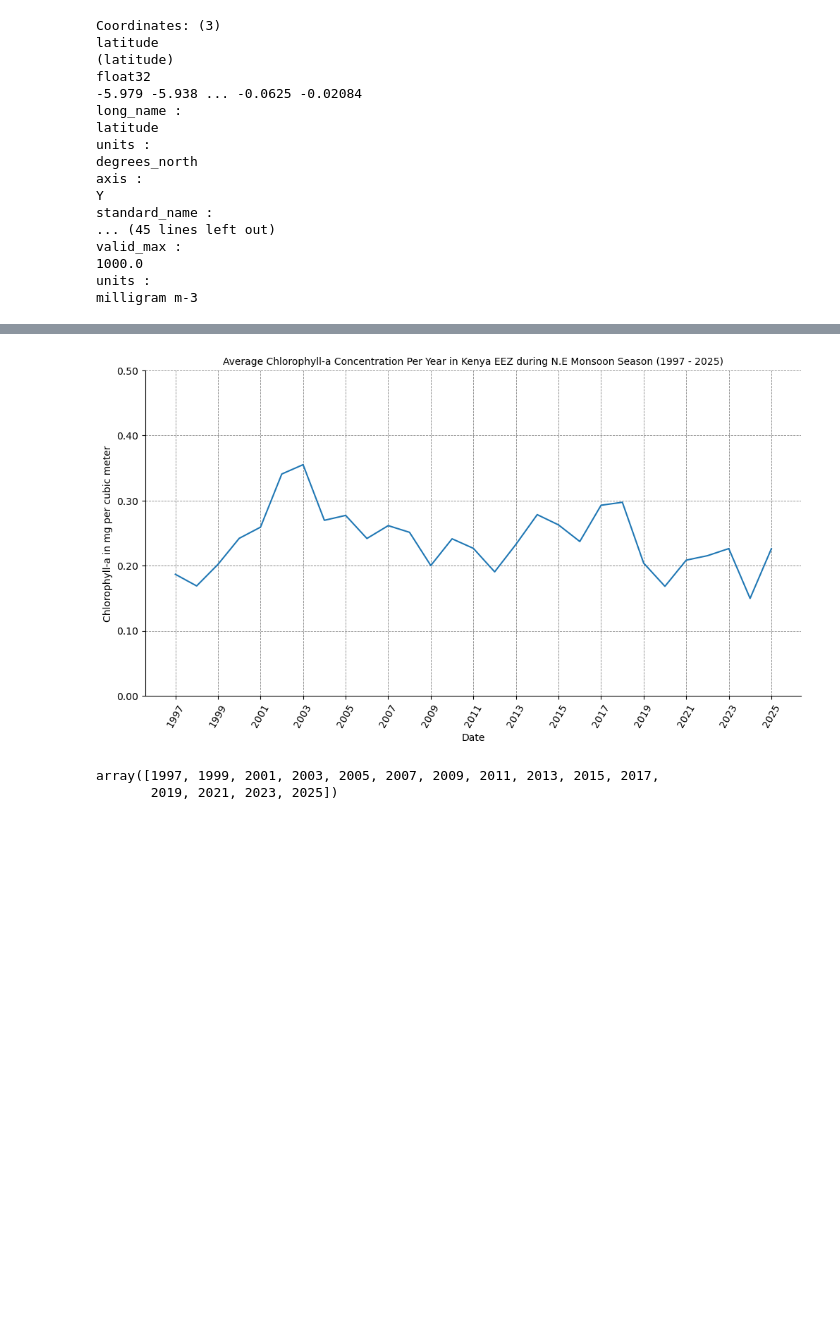
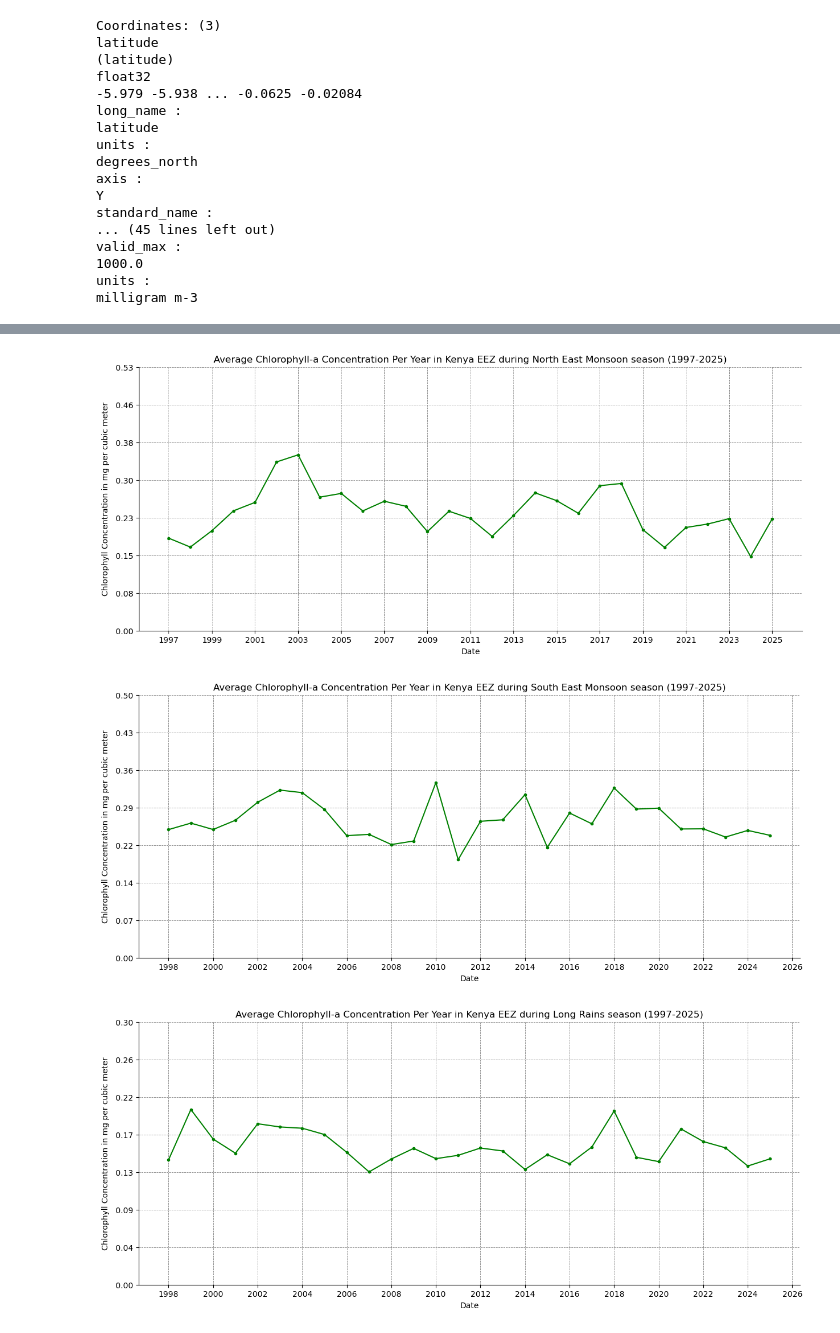
Before and after one commit to Leroywrld/looking-into-chlorophyll-a-levels-within-kenya-s-eez, a Jupyter notebook: code/data_extraction.ipynb, the cells around one changed output, grey strips where cells are left out. Cells and saved outputs as stored; diff of their text form; code cells hidden in the pictures; blank space fills up the shorter version.

Commit message:
updated code, gitignore file plus inclusion of plots

```diff
--- a/code/data_extraction.ipynb
+++ b/code/data_extraction.ipynb
@@ -62,3 +63,12 @@ def get_szn_timeseries(filtered_data:xr.Dataset, dimensions:list):
     daily_average = filtered_data.mean(dimensions)
     yearly_average = daily_average.groupby(daily_average.time.dt.year).mean()
     return yearly_average
+# %%
+def generate_title(season:str):
+    title = "Average Chlorophyll-a Concentration Per Year in Kenya EEZ during {0} season (1997-2025)".format(season)
+    return title
+# %%
+def generate_plot_path(season:str):
+    plot_name = "{0}_timeseries_plot.png".format(season)
+    plot_path = os.path.join("/monsoon", "plots", plot_name)
+    return plot_path
@@ -120,25 +134,35 @@ data filtered to short rains season
    * year     (year) int64 232B 1997 1998 1999 2000 2001 ... 2022 2023 2024 2025
  Data variables:
      CHL      (year) float32 116B dask.array<chunksize=(1,), meta=np.ndarray>}
-# %%
-fig, ax = plt.subplots(figsize=(12,6))
-ax.plot(time_series['north east monsoon']['year'], time_series['north east monsoon']['CHL'])
-ax.set_title('Average Chlorophyll-a Concentration Per Year in Kenya EEZ during N.E Monsoon Season (1997 - 2025)', fontdict={'size': 10, 'fontfamily':'sans serif', 'weight': 520}, ha='center')
-ax.set_xlabel('Date')
-ax.set_ylabel('Chlorophyll-a in mg per cubic meter')
-
-xticks = np.arange(time_series['north east monsoon'].year.min(), (time_series['north east monsoon'].year.max() + 2), 2)
-xtickla = [f'{xtick}' for xtick in xticks]
-ax.xaxis.set_ticks(xticks)
-ax.tick_params(axis='x', rotation=60)
-ax.xaxis.set_ticklabels(xtickla)
-
-yticks = np.arange(0, 0.6, 0.1)
-ytickla = [f'{ytick:1.2f}' for ytick in yticks]
-ax.yaxis.set_ticks(yticks)
-ax.yaxis.set_ticklabels(ytickla)
-
-ax.spines[['top', 'right']].set_visible(False)
-ax.grid(visible=True, which='major', axis='both', color='grey', linestyle='--', linewidth=0.6)
-# %% [output]
-[figure, removed]
+# %%
+def timeseries_plotter(timeseries:xr.Dataset, season=None):
+
+    chl = timeseries['CHL'].values
+    years = timeseries['year'].values
+    xmin, xmax = years.min(), years.max()
+    ymin, ymax = 0, chl.max()
+
+    fig, ax = plt.subplots(figsize=(15, 6))
+    ax.plot(years, chl, marker='.', color='green')
+
+
+    title = generate_title(season=season)
+    ax.set_title(title)
+
+    ax.set_xlabel("Date")
+    ax.set_ylabel("Chlorophyll Concentration in mg per cubic meter")
+
+    xticks = np.arange(xmin, (xmax + 2), 2)
+    xtickla = [f'{xtick}' for xtick in xticks]
+    ax.xaxis.set_ticks(xticks)
+    ax.xaxis.set_ticklabels(xtickla)
+
+    yticks = np.linspace(ymin, (ymax*1.5), 8)
+    ytickla = [f'{ytick: 1.2f}' for ytick in yticks]
+    ax.yaxis.set_ticks(yticks)
+    ax.yaxis.set_ticklabels(ytickla)
+
+    ax.spines[['top', 'right']].set_visible(False)
+    ax.grid(visible=True, which='major', axis='both', color='grey', linestyle='--', linewidth=0.6)
+    plot_name = generate_plot_path(season=season)
+    ##plt.savefig(plot_name)
@@ -145,5 +171,9 @@ ax.grid(visible=True, which='major', axis='both', color='grey', linestyle='--',
 # %%
-np.arange(time_series['north east monsoon'].year.min(), (time_series['north east monsoon'].year.max() + 2), 2)
+##np.arange(time_series['north east monsoon'].year.min(), (time_series['north east monsoon'].year.max() + 2), 2)
-# %% [output]
-array([1997, 1999, 2001, 2003, 2005, 2007, 2009, 2011, 2013, 2015, 2017,
-       2019, 2021, 2023, 2025])
+# %%
+for season, ts in time_series.items():
+    timeseries_plotter(timeseries=ts.compute(), season=season)
+# %% [output]
+[figure, added]
+[figure, added]
+[figure, added]
```
Also changed, not shown: parts of 7 cells of this notebook, 5 other files.
